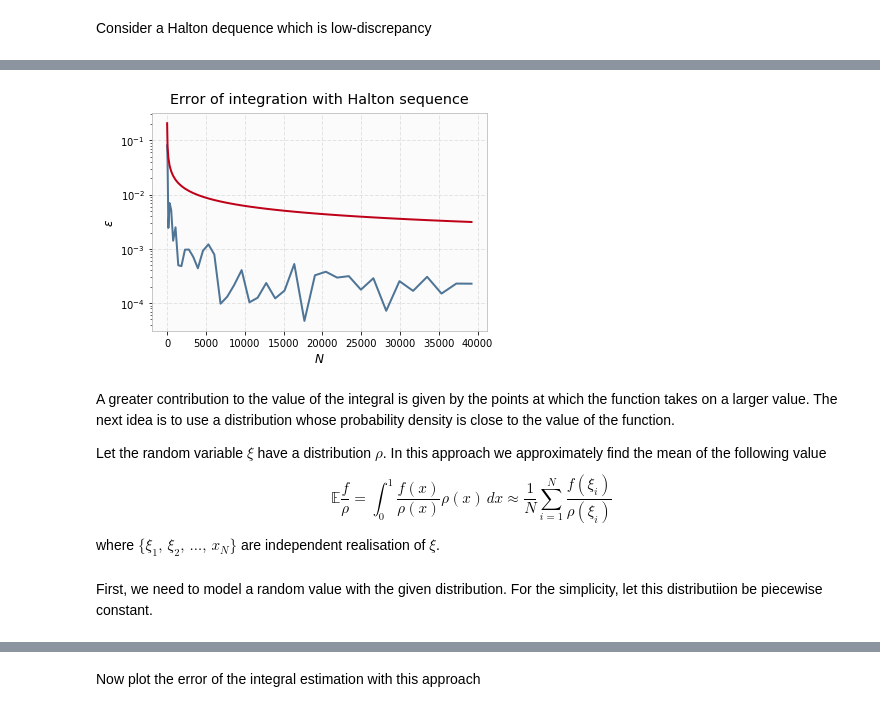
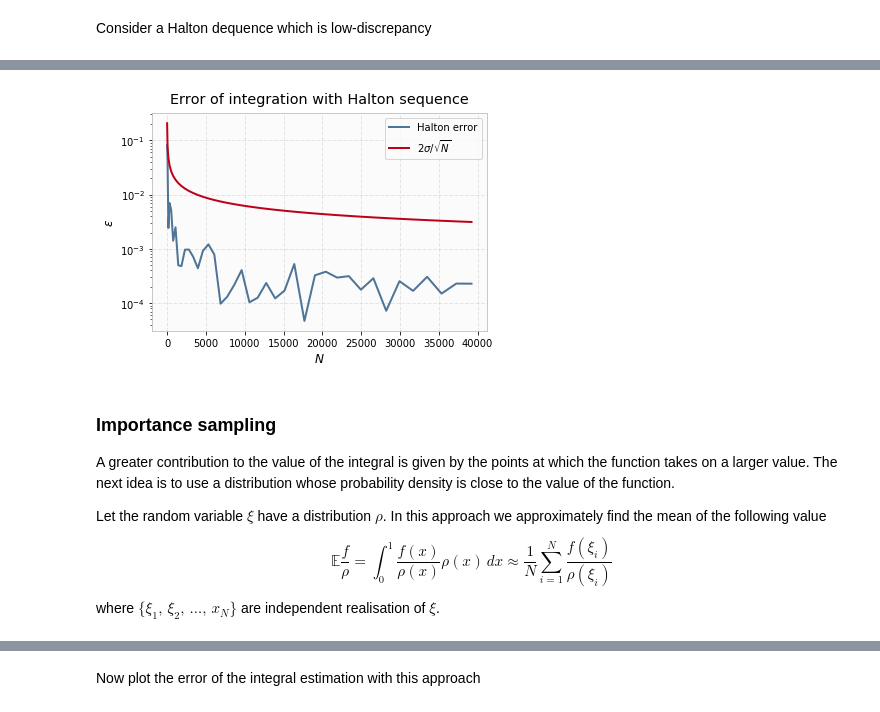
Before and after one commit to oseledets/uq2018, a Jupyter notebook: lectures/lecture-2.ipynb, the cells around one changed output, grey strips where cells are left out. Drawn from its saved outputs; the diff is of its cells as text; code cells hidden in the pictures.

```diff
--- a/lectures/lecture-2.ipynb
+++ b/lectures/lecture-2.ipynb
@@ -149,12 +150,14 @@ errors_Halton = np.array([(N**2, MC_error(f, halton_seq[:N**2]) ) for N in range
 # %%
 plt.plot(errors_Halton[:, 0], errors_Halton[:, 1], errors_Halton[:, 0], 2*0.31/errors_Halton[:, 0]**0.5)
 plt.xlabel('$N$')
 plt.ylabel('$\epsilon$')
 plt.yscale('log')
 plt.title("Error of integration with Halton sequence");
+plt.legend(['Halton error', r'$2\sigma/\sqrt{N}$']);
 # %% [output]
-[figure, old version]
+[figure, new version]
 # %% [markdown]
+### Importance sampling
 A greater contribution to the value of the integral is given by the points at which the function takes on a larger value.
 The next idea is to use a distribution whose probability density is close to the value of the function.
 
@@ -163,5 +166,3 @@ $$
 \mathbb E \frac f\rho=\int_0^1\frac{f(x)}{\rho(x)}\rho(x)\,dx\approx\frac1N\sum_{i=1}^N\frac{f(\xi_i)}{\rho(\xi_i)}
 $$
 where $\{\xi_1,\,\xi_2,\,\ldots,\,x_N\}$ are independent realisation of $\xi$.
-# %% [markdown]
-First, we need to model a random value with the given distribution. For the simplicity, let this distributiion be piecewise constant.
```
Also changed, not shown: parts of 33 cells of this notebook, 1 other file.
